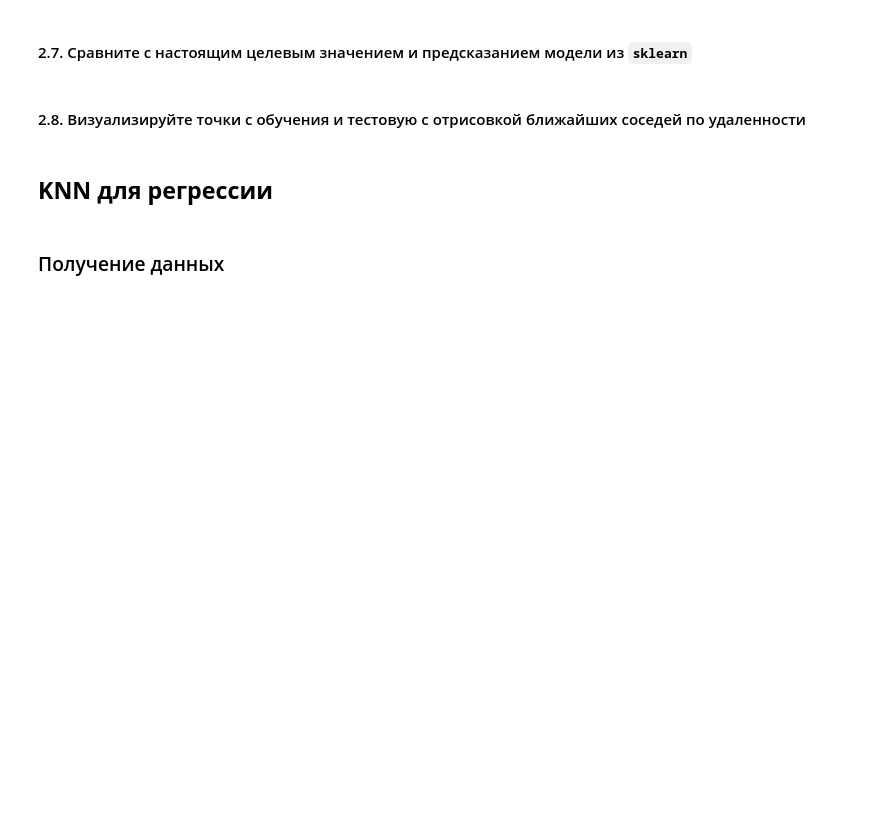
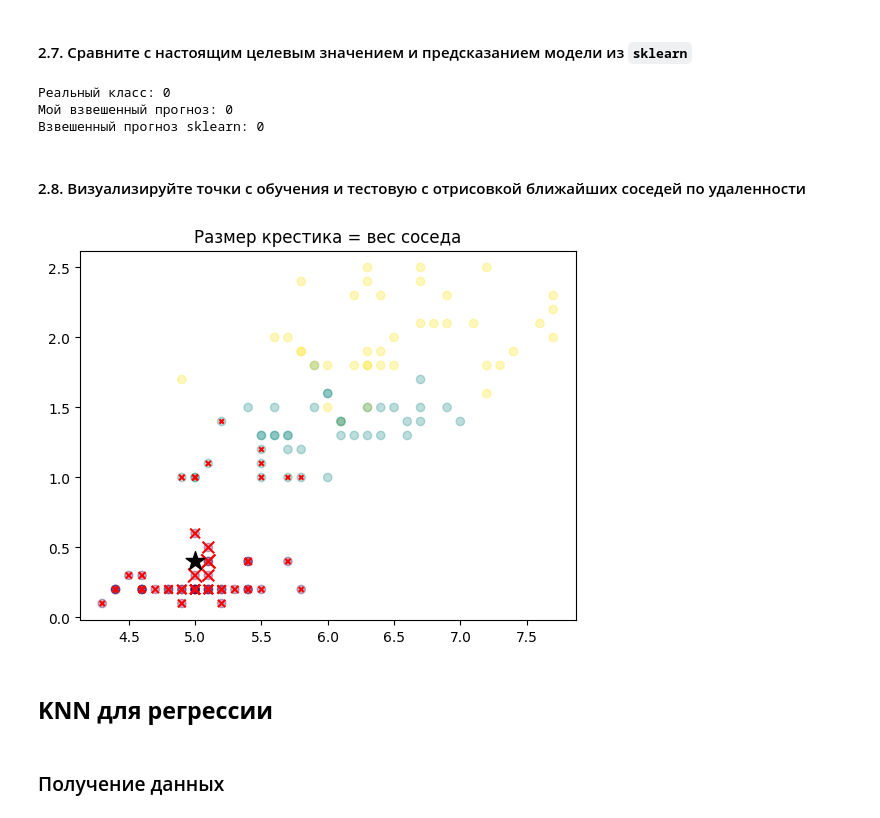
Before and after one commit to re-side/ml_basic, a Jupyter notebook: Практическая_работа_№4_Метод_K_ближайших_соседей.ipynb, the cells around one changed output. Drawn from its saved outputs; the diff is of its cells as text; code cells hidden in the pictures; blank space fills up the shorter version.

```diff
--- a/Практическая_работа_№4_Метод_K_ближайших_соседей.ipynb
+++ b/Практическая_работа_№4_Метод_K_ближайших_соседей.ipynb
@@ -329,0 +483,3 @@ y
+# %%
+knn_w = KNeighborsClassifier(n_neighbors=50, weights='distance')
+knn_w.fit(X_train, y_train)
@@ -345,0 +511,3 @@ y
+# %%
+weights = 1.0 / (top_k_dists + 1e-5)
+print(f"Веса первых 5 соседей: {weights[:5]}")
@@ -354,3 +532,13 @@ y
+# %%
+sk_pred_w = knn_w.predict(sample_test)[0]
+
+print(f"Реальный класс: {true_val}")
+print(f"Мой взвешенный прогноз: {my_pred_w}")
+print(f"Взвешенный прогноз sklearn: {sk_pred_w}")
+# %% [output]
+Реальный класс: 0
+Мой взвешенный прогноз: 0
+Взвешенный прогноз sklearn: 0
 # %%
 # Ваш код здесь
 # %% [markdown]
@@ -360,3 +546,12 @@ y
+# %%
+plt.scatter(X_train.iloc[:, 0], X_train.iloc[:, 1], c=y_train, cmap='viridis', alpha=0.3)
+plt.scatter(X_train.iloc[top_k_idx, 0], X_train.iloc[top_k_idx, 1], c='red', marker='x', s=weights*10)
+plt.scatter(obj[0], obj[1], c='black', marker='*', s=200)
+
+plt.title('Размер крестика = вес соседа')
+plt.show()
+# %% [output]
+[figure, added]
 # %% [markdown]
 ## **KNN для регрессии**
 # %% [markdown]
```
Also changed, not shown: parts of 92 cells of this notebook.
